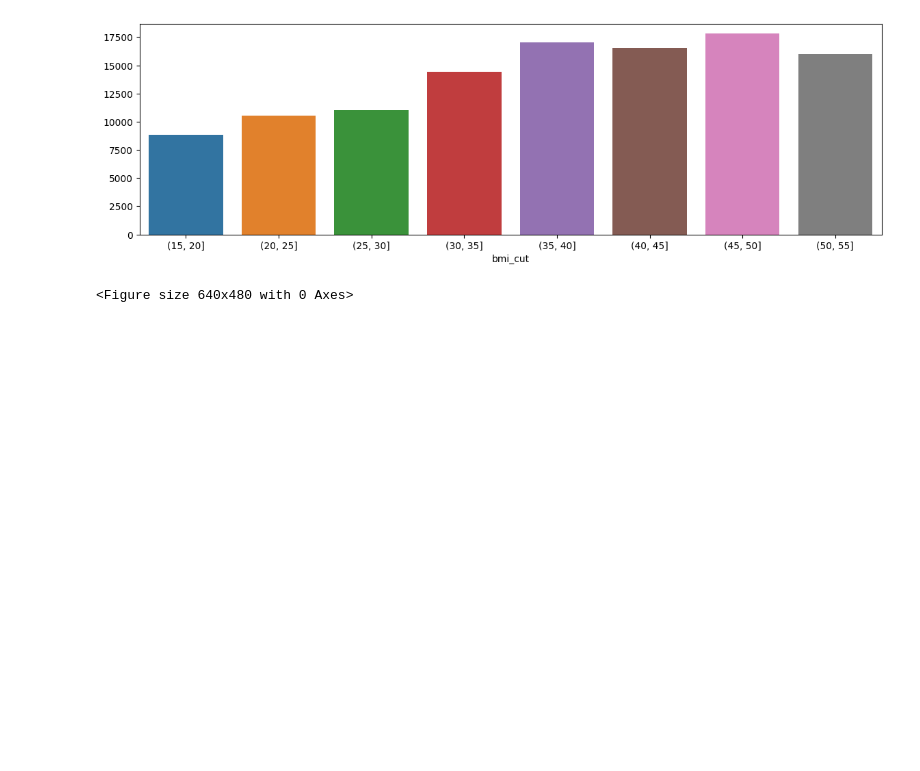
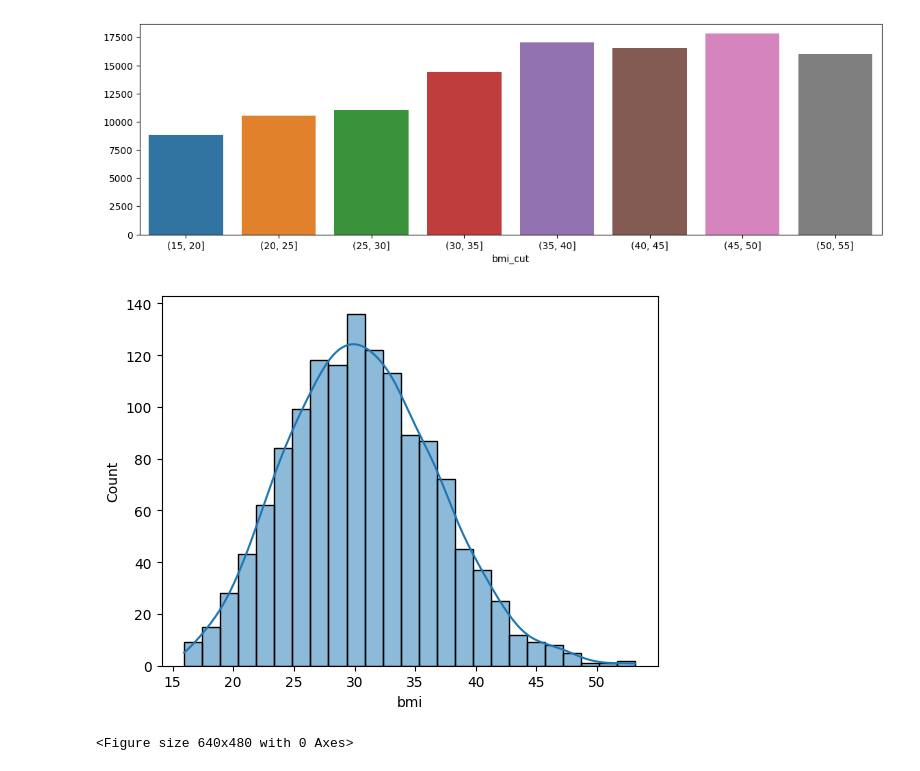
Before and after one commit to johann-wg/Kaggle, a Jupyter notebook: kaggle_medical_cost.ipynb, the cells around one changed output. Saved outputs shown, nothing was run; the diff lists cells and outputs as text; code cells hidden in the pictures; blank space fills up the shorter version.

```diff
--- a/kaggle_medical_cost.ipynb
+++ b/kaggle_medical_cost.ipynb
@@ -54,6 +62,12 @@ sns.barplot(x=bmi_cut.index, y=bmi_cut.values)
 plt.show()
 # %% [output]
 [figure]
+# %%
+plt.figure()
+sns.histplot(x=data['bmi'], kde=True)
+plt.show()
+# %% [output]
+[figure, added]
 # %%
 plt.figure()
 sns.jointplot(x=data['bmi'], y=data['charges'], hue=data['sex'], color='c')
```
Also changed, not shown: parts of 1 cell of this notebook.
